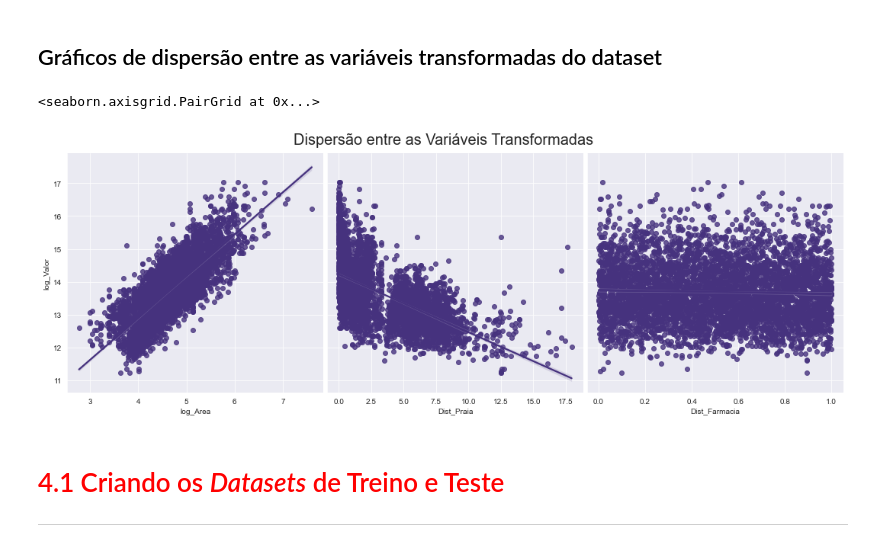
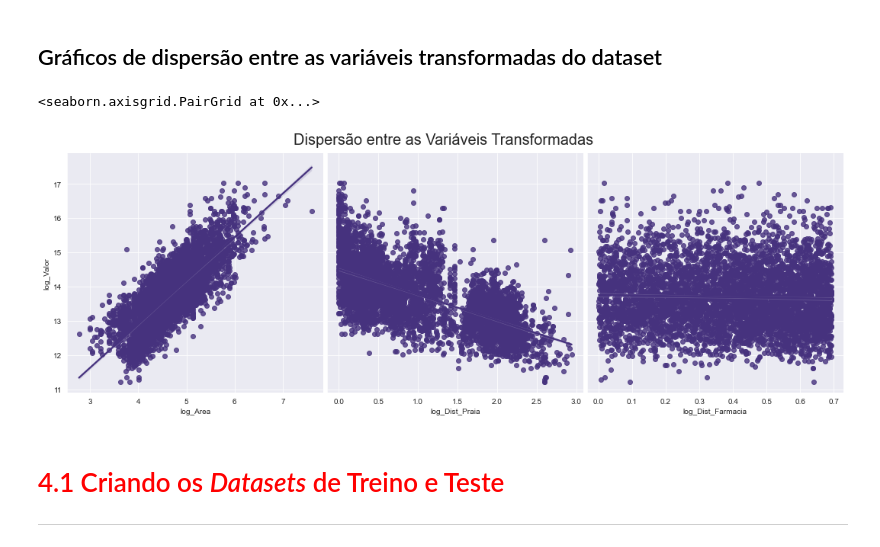
Before and after one commit to rafaeloureirosm/Estudos-Regressao-Linear, a Jupyter notebook: Projeto Imobiliária/Regressão Linear.ipynb, the cells around one changed output. Saved outputs shown, nothing was run; the diff lists cells and outputs as text; code cells hidden in the pictures.

```diff
--- a/Projeto Imobiliária/Regressão Linear.ipynb
+++ b/Projeto Imobiliária/Regressão Linear.ipynb
@@ -186,8 +186,8 @@ np.log(0)
 # %%
 dados['log_Valor'] = np.log(dados['Valor'])
 dados['log_Area'] = np.log(dados['Area'])
-dados['log_Dist_Praia'] = np.log(dados['Dist_Praia'])
-dados['log_Dist_Farmacia'] = np.log(dados['Dist_Farmacia'])
+dados['log_Dist_Praia'] = np.log(dados['Dist_Praia'] + 1)
+dados['log_Dist_Farmacia'] = np.log(dados['Dist_Farmacia'] + 1)
 # %%
 dados.head()
 # %% [output]
@@ -214,12 +214,12 @@ ax
 # %% [markdown]
 ## Gráficos de dispersão entre as variáveis transformadas do dataset
 # %%
-ax = sns.pairplot(dados, y_vars=['log_Valor'], x_vars=['log_Area', 'Dist_Praia', 'Dist_Farmacia'], height=5, kind='reg')
+ax = sns.pairplot(dados, y_vars=['log_Valor'], x_vars=['log_Area', 'log_Dist_Praia', 'log_Dist_Farmacia'], height=5, kind='reg')
 ax.fig.suptitle('Dispersão entre as Variáveis Transformadas', fontsize=20, y=1.05)
 ax
 # %% [output]
 <seaborn.axisgrid.PairGrid at 0x...>
-[figure, old version]
+[figure, new version]
 # %% [markdown]
 # <font color='red' style='font-size: 30px;'>4.1 Criando os *Datasets* de Treino e Teste</font>
 <hr style='border: 2px solid red;'>
```
Also changed, not shown: parts of 39 cells of this notebook.
